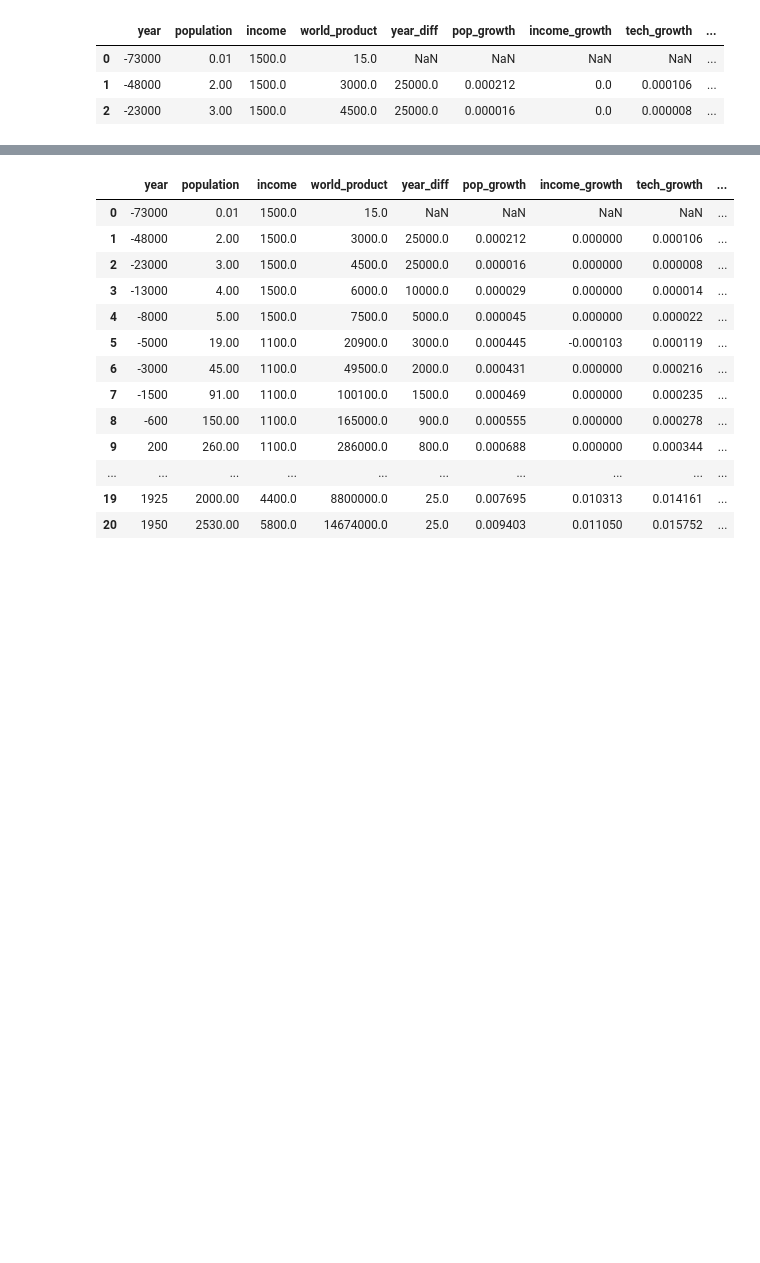
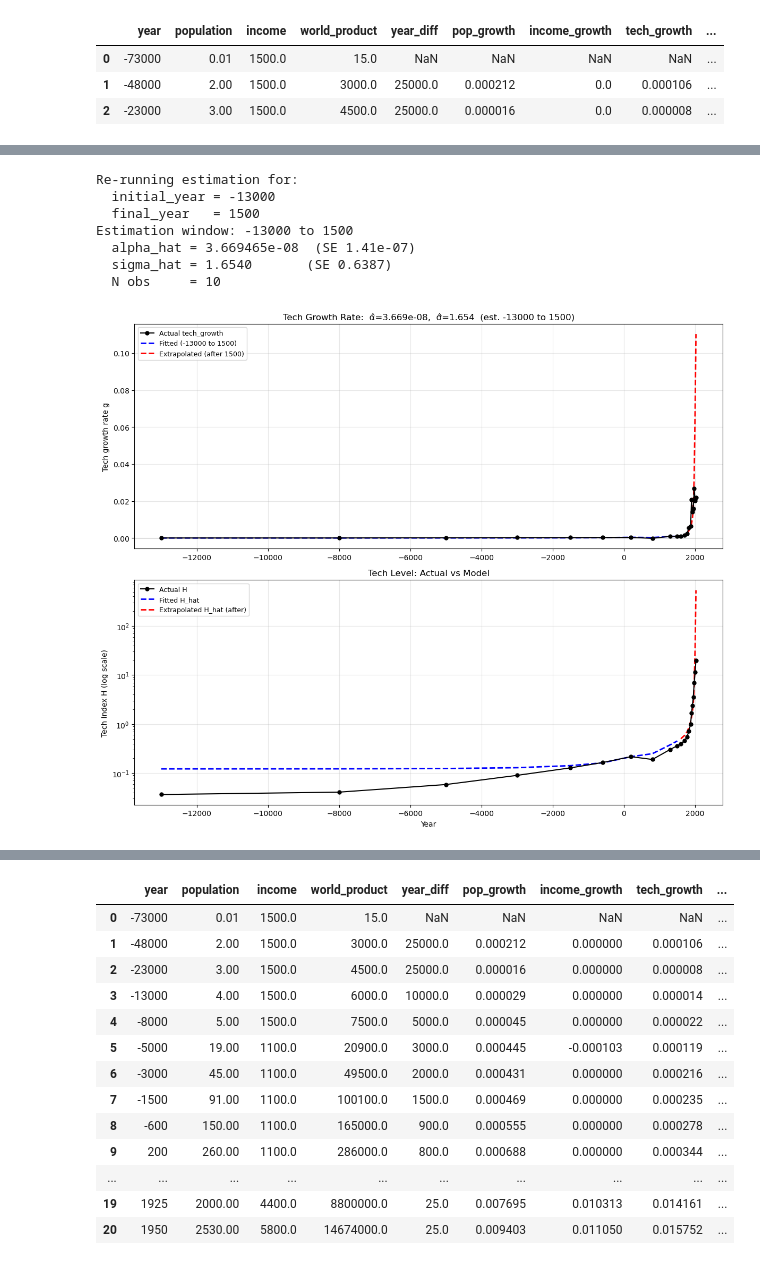
Before and after one commit to braddelong/working_20251227, a Jupyter notebook: 2027-03-18-alpha-sigma-two-heads-plus-stepping-on-toes-econ-196-week-7-1875-hinge-of-history.ipynb, the cells around one changed output, grey strips where cells are left out. Saved outputs shown, nothing was run; the diff lists cells and outputs as text; code cells hidden in the pictures; blank space fills up the shorter version.

```diff
--- a/2027-03-18-alpha-sigma-two-heads-plus-stepping-on-toes-econ-196-week-7-1875-hinge-of-history.ipynb
+++ b/2027-03-18-alpha-sigma-two-heads-plus-stepping-on-toes-econ-196-week-7-1875-hinge-of-history.ipynb
@@ -234,0 +315,37 @@ Estimation window: -5000 to 200
+# %%
+# sanity check
+
+import random
+
+# assume alpha_sigma_grid already exists and has columns initial_year, final_year
+# and estimate_alpha_sigma has the signature used in your plotting version:
+#   estimate_alpha_sigma(initial_year=..., final_year=..., plot_start=..., plot_end=..., anchor_year=..., show_plot=...)
+
+# 1. Pick a random row
+row = alpha_sigma_table.sample(1, random_state=None).iloc[0]
+iy = int(row["initial_year"])
+fy = int(row["final_year"])
+
+print("Re-running estimation for:")
+print(f"  initial_year = {iy}")
+print(f"  final_year   = {fy}")
+
+# 2. Call the plotting estimator on that window
+_ = estimate_alpha_sigma(
+    human_history_df=human_history_df,
+    initial_year=iy,
+    final_year=fy,
+    plot_start=-13000,   # or whatever you prefer
+    plot_end=2025,
+    anchor_year=200,
+    show_plot=True
+)
+# %% [output]
+Re-running estimation for:
+  initial_year = -13000
+  final_year   = 1500
+Estimation window: -13000 to 1500
+  alpha_hat = 3.669465e-08  (SE 1.41e-07)
+  sigma_hat = 1.6540       (SE 0.6387)
+  N obs     = 10
+[figure, added]
```
Also changed, not shown: parts of 30 cells of this notebook, 1 other file.
